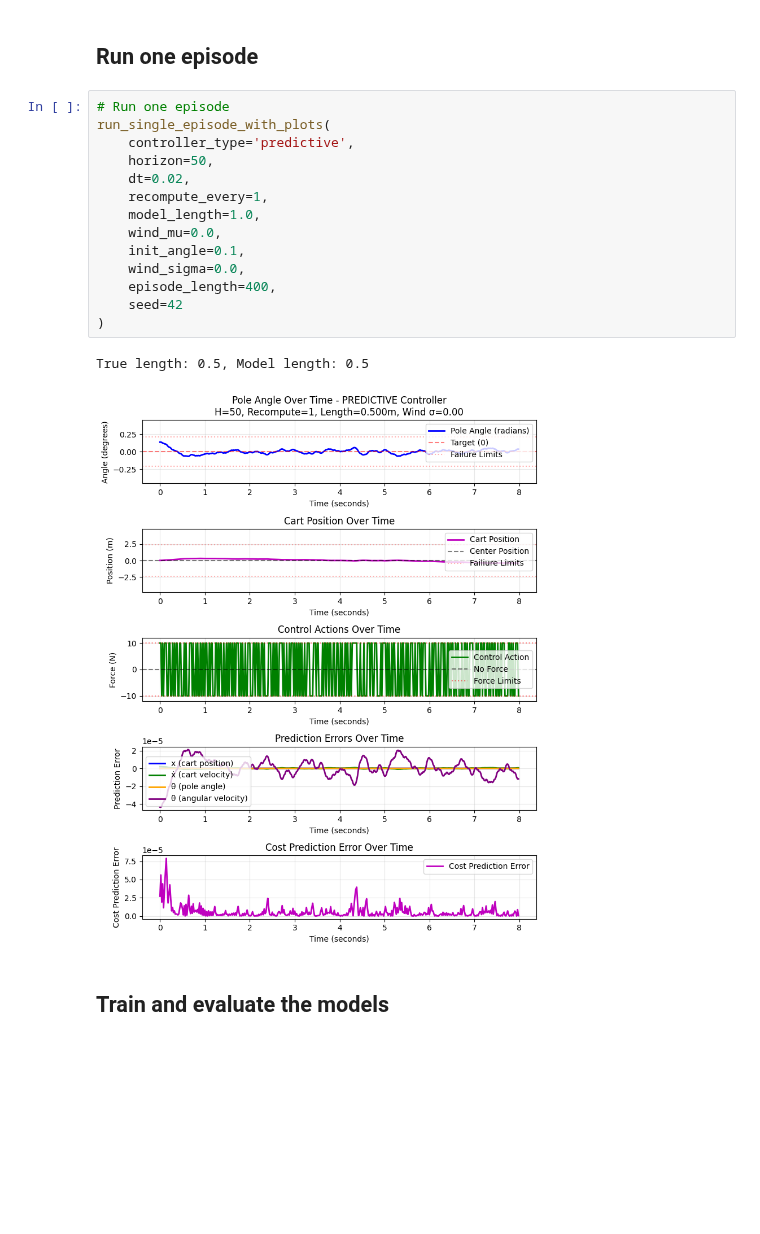
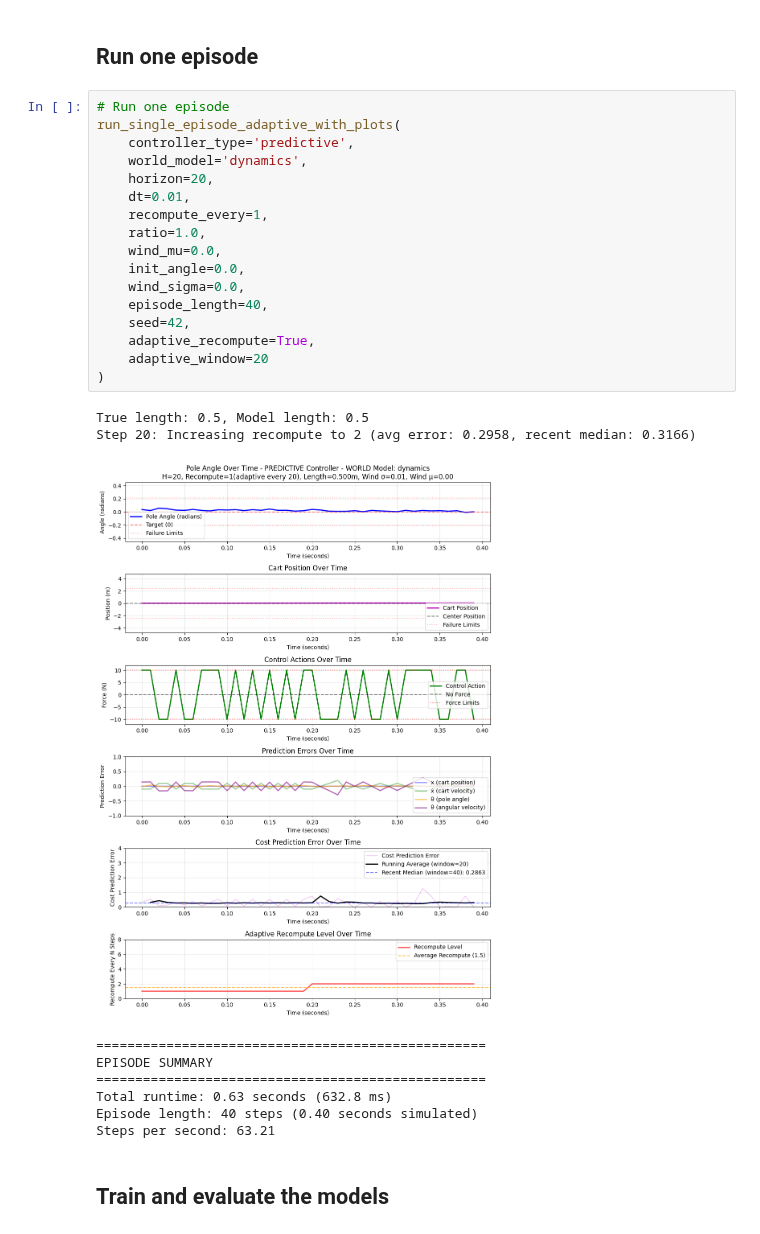
Before and after one commit to jtbuch/mpc_dojo, a Jupyter notebook: cartpole_rnn/notebooks/Cartpole_Control.ipynb, the cells around one changed output. Drawn from its saved outputs; the diff is of its cells as text; blank space fills up the shorter version.

Commit message:
adding the RNN runs and the adaptive algorithm

```diff
--- a/cartpole_rnn/notebooks/Cartpole_Control.ipynb
+++ b/cartpole_rnn/notebooks/Cartpole_Control.ipynb
@@ -15,21 +15,31 @@ import time
 ## Run one episode
 # %%
 # Run one episode
-run_single_episode_with_plots(
+run_single_episode_adaptive_with_plots(
     controller_type='predictive',
-    horizon=50,
-    dt=0.02,
+    world_model='dynamics',
+    horizon=20,
+    dt=0.01,
     recompute_every=1,
-    model_length=1.0,
+    ratio=1.0,
     wind_mu=0.0,
-    init_angle=0.1,
+    init_angle=0.0,
     wind_sigma=0.0,
-    episode_length=400,
-    seed=42
+    episode_length=40,
+    seed=42,
+    adaptive_recompute=True,
+    adaptive_window=20
 )
 # %% [output]
 True length: 0.5, Model length: 0.5
+Step 20: Increasing recompute to 2 (avg error: 0.2958, recent median: 0.3166)
-[figure, old version]
+[figure, new version]
+==================================================
+EPISODE SUMMARY
+==================================================
+Total runtime: 0.63 seconds (632.8 ms)
+Episode length: 40 steps (0.40 seconds simulated)
+Steps per second: 63.21
 # %% [markdown]
 ## Train and evaluate the models
 # %%
```
Also changed, not shown: parts of 5 cells of this notebook, 5 other files.
